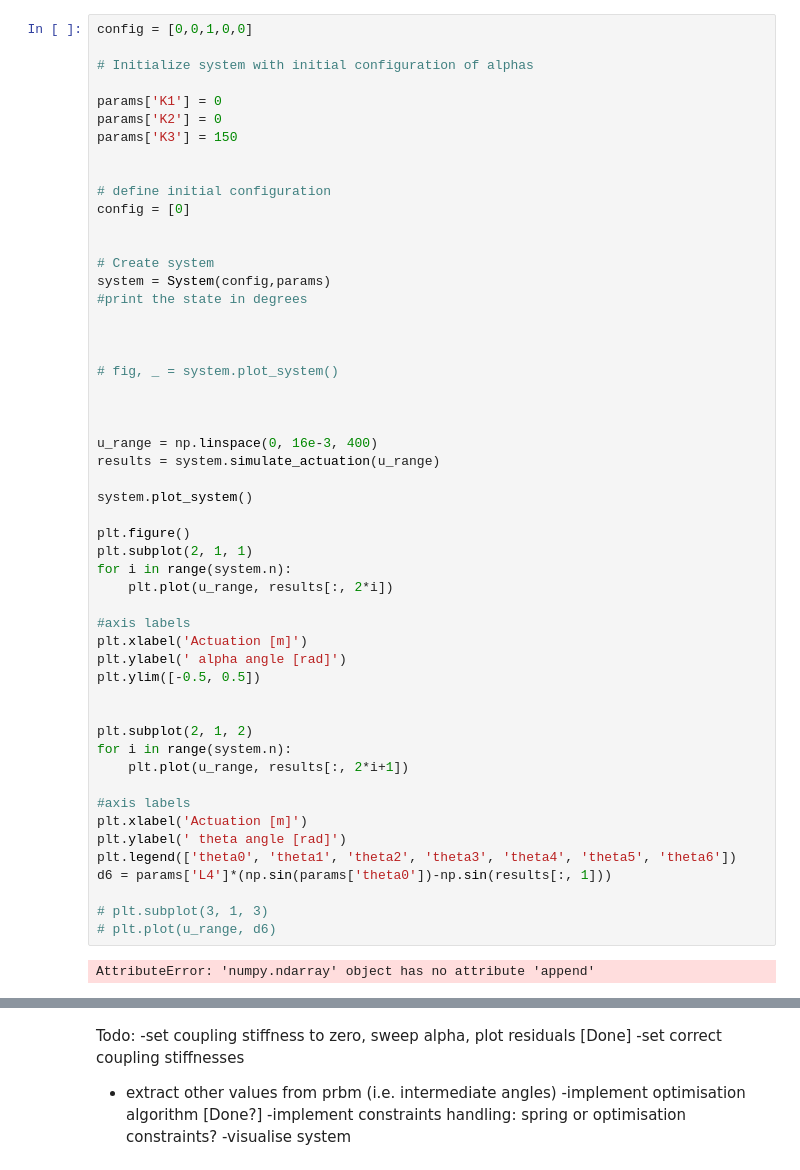
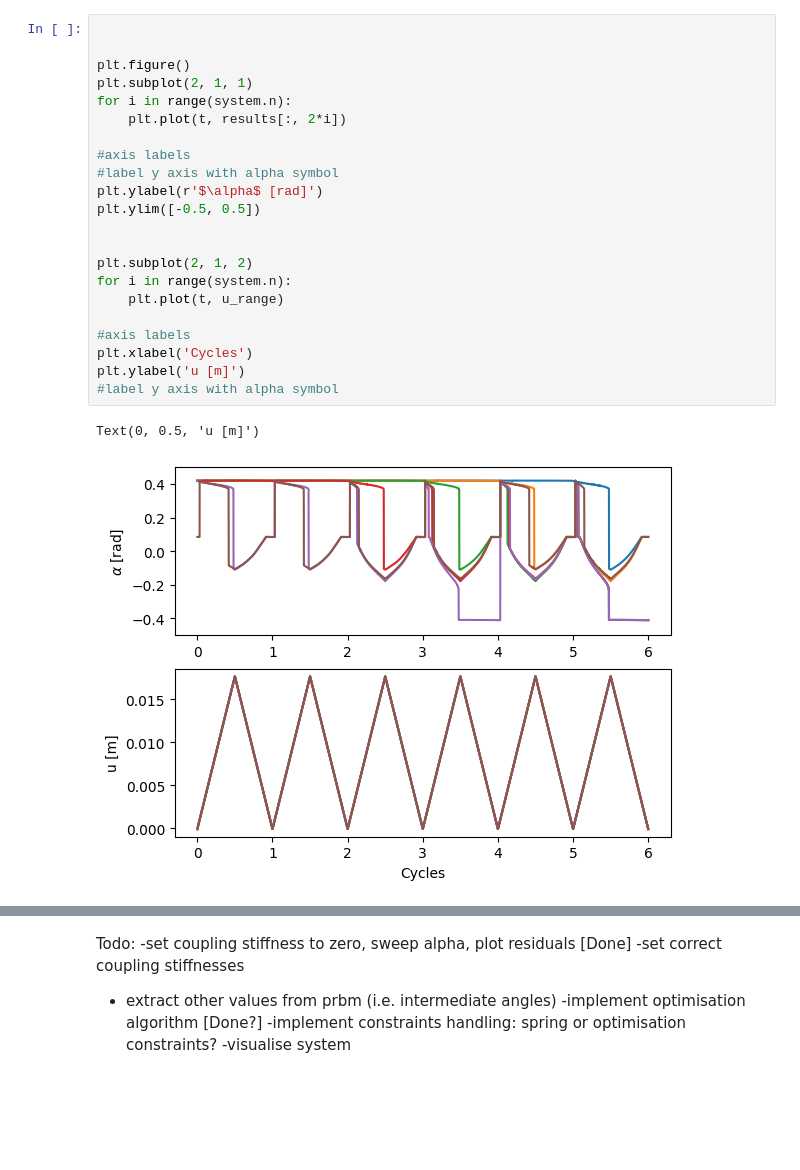
Before and after one commit to TheOneAndEoinlee/Thesis, a Jupyter notebook: Notebooks/PRBM_complete.ipynb, the cells around one changed output, grey strips where cells are left out. Drawn from its saved outputs; the diff is of its cells as text; blank space fills up the shorter version.

```diff
--- a/Notebooks/PRBM_complete.ipynb
+++ b/Notebooks/PRBM_complete.ipynb
@@ -178,54 +250,25 @@ slopes: -6.23, -13.73
 # %%
-config = [0,0,1,0,0]
 
-# Initialize system with initial configuration of alphas
-
-params['K1'] = 0
-params['K2'] = 0
-params['K3'] = 150
-
-
-# define initial configuration
-config = [0]
-
-
-# Create system
-system = System(config,params)
-#print the state in degrees
-
-
-
-# fig, _ = system.plot_system()
-
-
-
-u_range = np.linspace(0, 16e-3, 400)
-results = system.simulate_actuation(u_range)
-
-system.plot_system()
 
 plt.figure()
 plt.subplot(2, 1, 1)
 for i in range(system.n):
-    plt.plot(u_range, results[:, 2*i])
+    plt.plot(t, results[:, 2*i])
 
 #axis labels
-plt.xlabel('Actuation [m]')
-plt.ylabel(' alpha angle [rad]')
+#label y axis with alpha symbol
+plt.ylabel(r'$\alpha$ [rad]')
 plt.ylim([-0.5, 0.5])
 
 
 plt.subplot(2, 1, 2)
 for i in range(system.n):
-    plt.plot(u_range, results[:, 2*i+1])
+    plt.plot(t, u_range)
 
 #axis labels
-plt.xlabel('Actuation [m]')
-plt.ylabel(' theta angle [rad]')
-plt.legend(['theta0', 'theta1', 'theta2', 'theta3', 'theta4', 'theta5', 'theta6'])
-d6 = params['L4']*(np.sin(params['theta0'])-np.sin(results[:, 1]))
-
-# plt.subplot(3, 1, 3)
-# plt.plot(u_range, d6)
+plt.xlabel('Cycles')
+plt.ylabel('u [m]')
+#label y axis with alpha symbol
 # %% [output]
-AttributeError: 'numpy.ndarray' object has no attribute 'append'
+Text(0, 0.5, 'u [m]')
+[figure, added]
```
Also changed, not shown: parts of 32 cells of this notebook, 7 other files.
